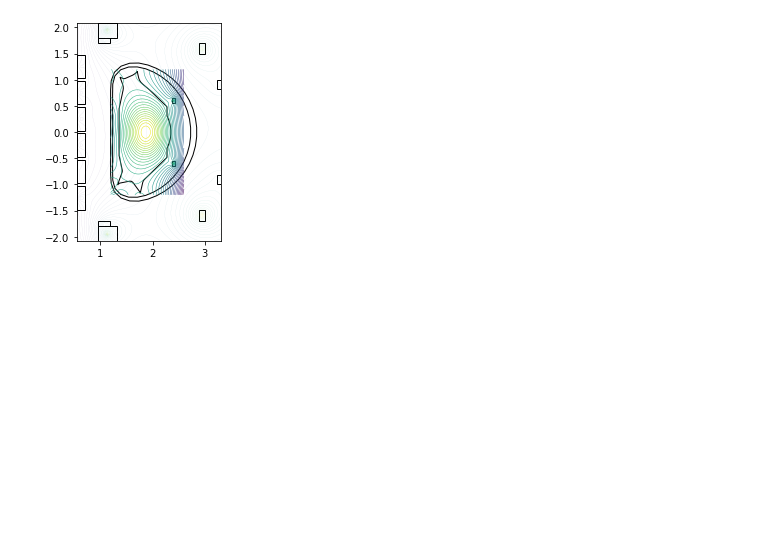
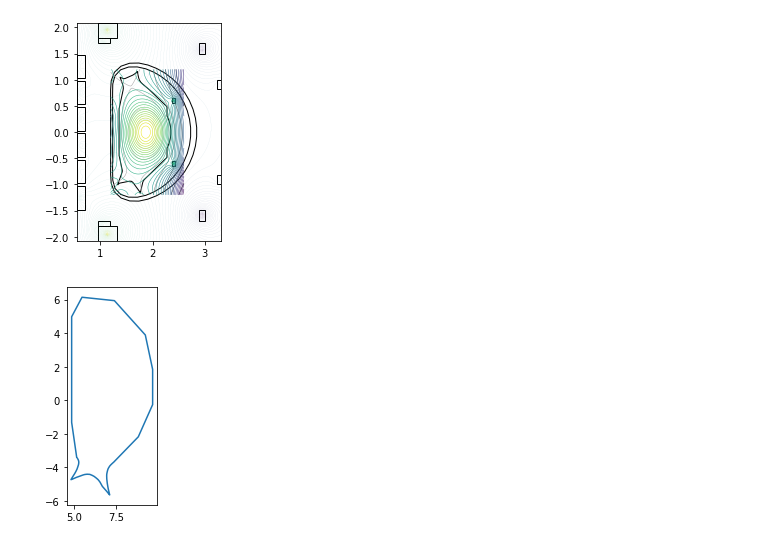
Before and after one commit to fusion-yun/fytok_old, a Jupyter notebook: examples/fy_magnetic.ipynb, the cells around one changed output. Saved outputs shown, nothing was run; the diff lists cells and outputs as text; code cells hidden in the pictures; blank space fills up the shorter version.

```diff
--- a/examples/fy_magnetic.ipynb
+++ b/examples/fy_magnetic.ipynb
@@ -195,2 +206,9 @@ plt.show()
 # %% [output]
 [figure]
+# %%
+plt.plot(
+[5.15	, 4.85	, 4.85	, 4.85	, 4.85	, 5.468	, 7.4 	, 9.243	, 9.68	, 9.68	, 8.826	, 7.353	, 7.30173, 7.24498, 7.1767, 7.125	, 7.0868, 7.0306, 6.99464, 6.96542, 6.94416, 6.93912, 6.9451, 6.97441, 7.00239, 7.03516, 7.07479, 7.11733, 6.94019, 6.68172, 6.54277, 6.49574, 6.42395, 6.31256, 6.19586, 6.07729, 5.93402, 5.77099, 5.62772, 5.51903, 5.4054, 5.13062, 4.99583, 4.8131, 4.85852, 4.92528, 5.03207, 5.10179, 5.17016, 5.21218, 5.25684, 5.27583, 5.27172, 5.25835, 5.2316, 5.19868],[-3.4	 ,-1.322	 ,0.778	 ,2.878	 ,4.978	 ,6.141	 ,5.938	 ,3.891	 ,1.837	 ,-0.263	 ,-2.182	 ,-3.7	 ,-3.74371 ,-3.79641 ,-3.86336 ,-3.92179 ,-3.98023 ,-4.07463 ,-4.17577 ,-4.29714 ,-4.40955 ,-4.50834 ,-4.69722 ,-4.95393 ,-5.123   ,-5.30042 ,-5.46201 ,-5.64823 ,-5.43379 ,-5.13865 ,-4.88772 ,-4.82336 ,-4.73425 ,-4.6377  ,-4.54694 ,-4.48272 ,-4.42343 ,-4.41355 ,-4.43084 ,-4.46296 ,-4.50495 ,-4.60334 ,-4.66301 ,-4.7381  ,-4.65447 ,-4.54459 ,-4.37573 ,-4.25108 ,-4.11005 ,-3.98799 ,-3.85239 ,-3.73673 ,-3.65136 ,-3.59684 ,-3.52895 ,-3.47443 ])
+plt.axis('scaled')
+plt.show()
+# %% [output]
+[figure, added]
```
Also changed, not shown: parts of 7 cells of this notebook, 8 other files.
